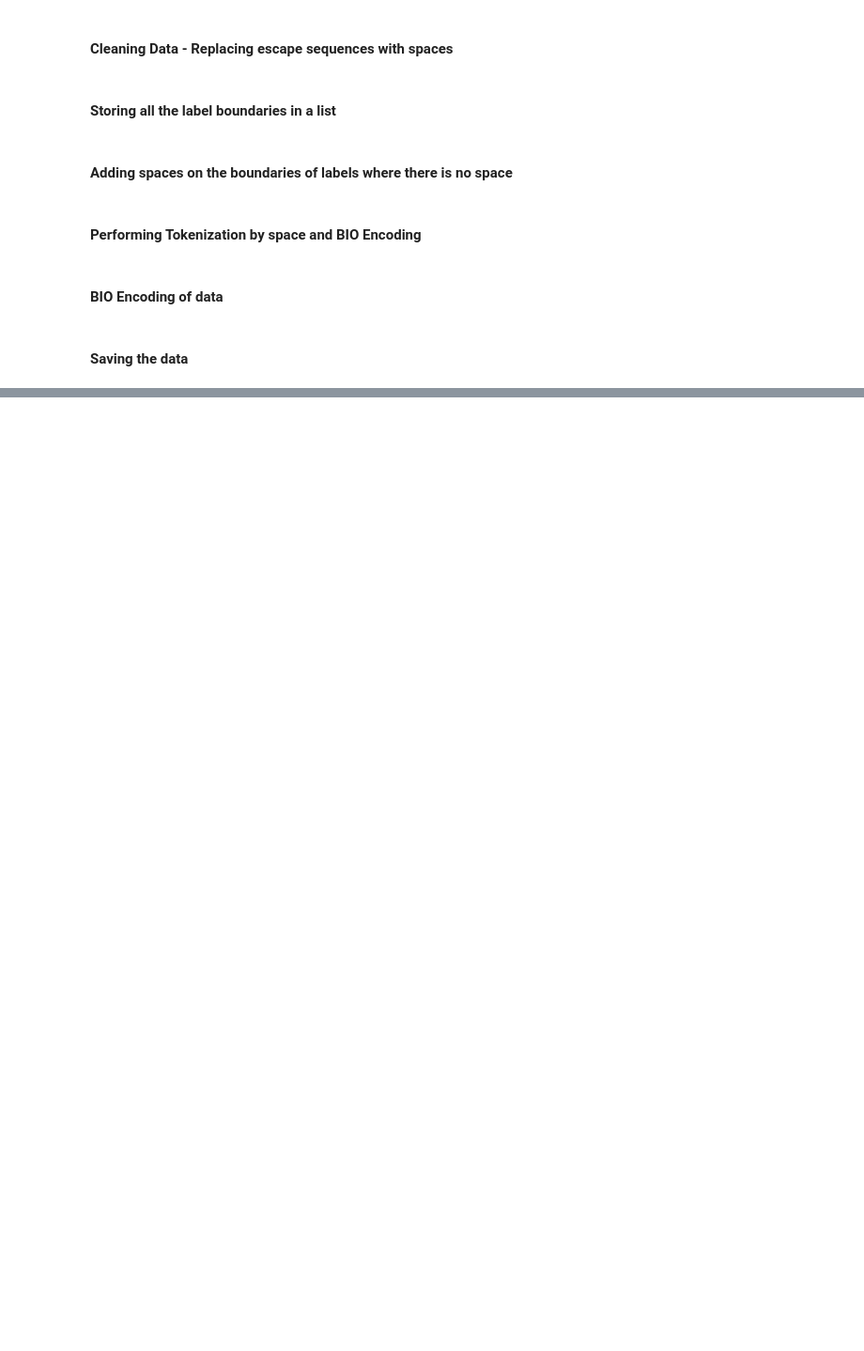
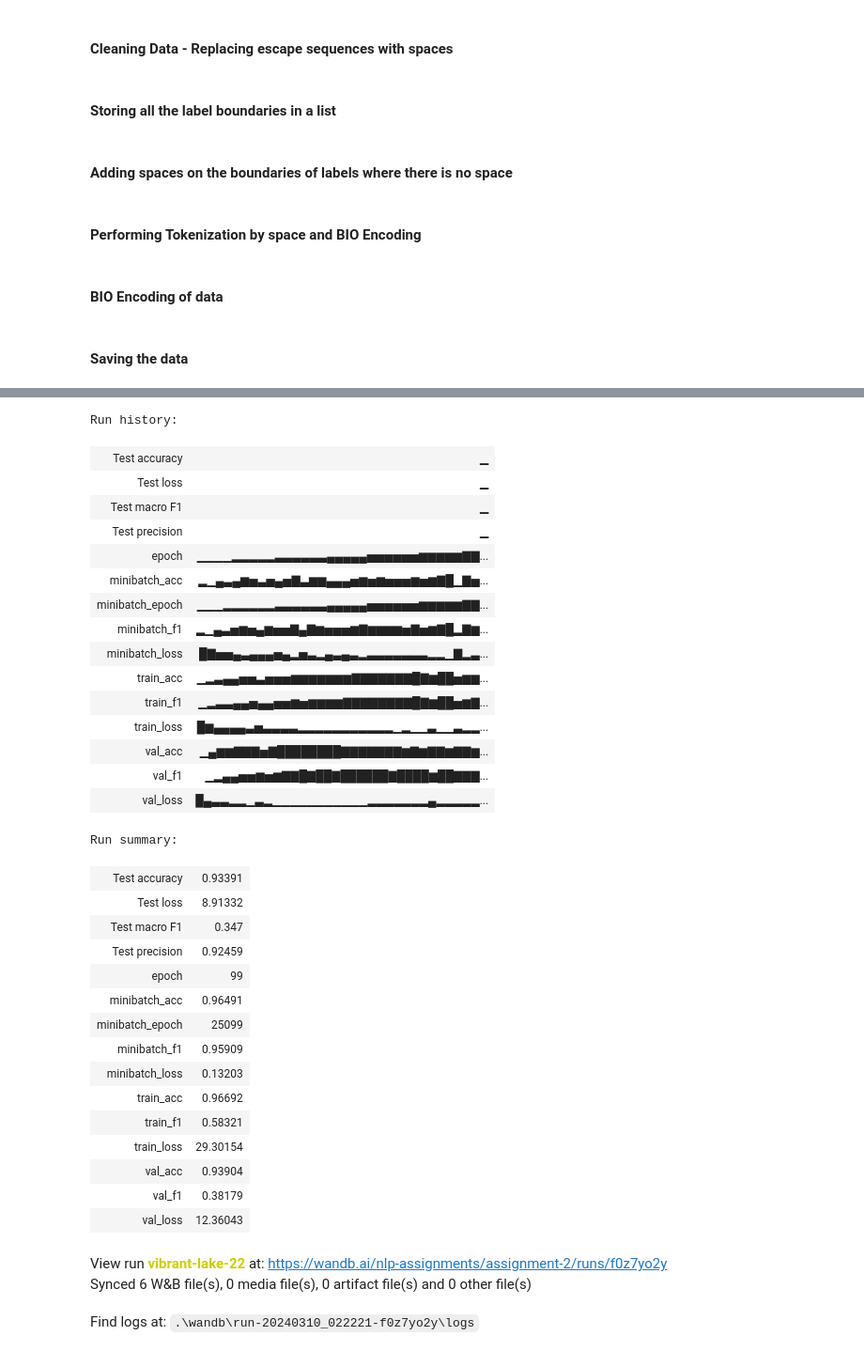
Before and after one commit to Prakhar-Gupta-03/NLP-Assignments, a Jupyter notebook: A2/task1.ipynb, the cells around one changed output, grey strips where cells are left out. Shown at 94% size. Drawn from its saved outputs; the diff is of its cells as text; code cells hidden in the pictures; blank space fills up the shorter version.

```diff
--- a/A2/task1.ipynb
+++ b/A2/task1.ipynb
@@ -150,0 +573,38 @@ with open('NER_TEST_JUDGEMENT_PROCESSED.json', 'w') as file:
+# %%
+wandb.finish()
+# %% [output]
+Run history:
+| Test accuracy | ▁ |
+| Test loss | ▁ |
+| Test macro F1 | ▁ |
+| Test precision | ▁ |
+| epoch | ▁▁▁▁▂▂▂▂▂▃▃▃▃▃▃▄▄▄▄▄▅▅▅▅▅▅▆▆▆▆▆▇▇... |
+| minibatch_acc | ▂▁▄▃▄▆▅▃▅▄▅▇▃▆▆▄▄▄▅▆▅▆▅▅▅▆▅▆▇█▁▇▅... |
+| minibatch_epoch | ▁▁▁▂▂▂▂▂▂▃▃▃▃▃▃▄▄▄▄▄▅▅▅▅▅▅▆▆▆▆▆▇▇... |
+| minibatch_f1 | ▂▁▄▃▅▆▅▄▆▅▅▇▄▇▆▅▅▅▆▇▆▆▆▆▅▇▅▆▇█▂▇▆... |
+| minibatch_loss | █▇▅▅▄▃▄▄▄▅▄▂▅▃▂▄▃▄▃▂▃▃▃▃▃▃▃▂▂▁▇▂▃... |
+| train_acc | ▁▂▃▄▄▅▅▃▅▅▅▆▆▆▆▆▆▆▇▇▇▇▇▇▇█▇▆██▅▆▆... |
+| train_f1 | ▁▂▃▃▄▄▅▄▄▅▅▆▅▆▆▆▆▇▇▇▇▇▇▇▇█▇▆██▅▆▇... |
+| train_loss | █▆▄▄▄▄▃▅▃▃▃▃▂▂▂▂▂▂▂▂▂▂▂▁▂▁▁▃▁▁▃▂▂... |
+| val_acc | ▁▄▆▆▇▇▇▅▇████████▇▇▇▇▇▇▇▆▇▆▇▇▆▇▇▆... |
+| val_f1 | ▁▂▄▄▅▅▆▅▆▇▇█▇██▇██████▇████▆██▇▇▇... |
+| val_loss | █▄▃▃▂▂▁▃▂▁▁▁▁▁▁▁▁▁▁▁▂▂▂▂▂▂▂▄▂▂▂▂▂... |
+Run summary:
+| Test accuracy | 0.93391 |
+| Test loss | 8.91332 |
+| Test macro F1 | 0.347 |
+| Test precision | 0.92459 |
+| epoch | 99 |
+| minibatch_acc | 0.96491 |
+| minibatch_epoch | 25099 |
+| minibatch_f1 | 0.95909 |
+| minibatch_loss | 0.13203 |
+| train_acc | 0.96692 |
+| train_f1 | 0.58321 |
+| train_loss | 29.30154 |
+| val_acc | 0.93904 |
+| val_f1 | 0.38179 |
+| val_loss | 12.36043 |
+View run vibrant-lake-22 at: https://wandb.ai/nlp-assignments/assignment-2/runs/f0z7yo2y
+Synced 6 W&B file(s), 0 media file(s), 0 artifact file(s) and 0 other file(s)
+Find logs at: .\wandb\run-20240310_022221-f0z7yo2y\logs
```
Also changed, not shown: parts of 34 cells of this notebook, 1 other file.
